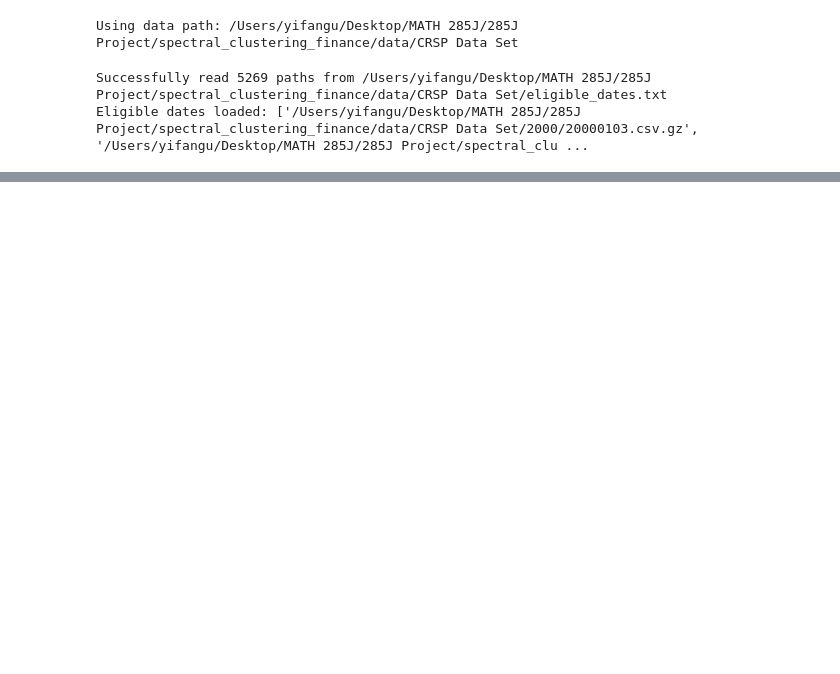
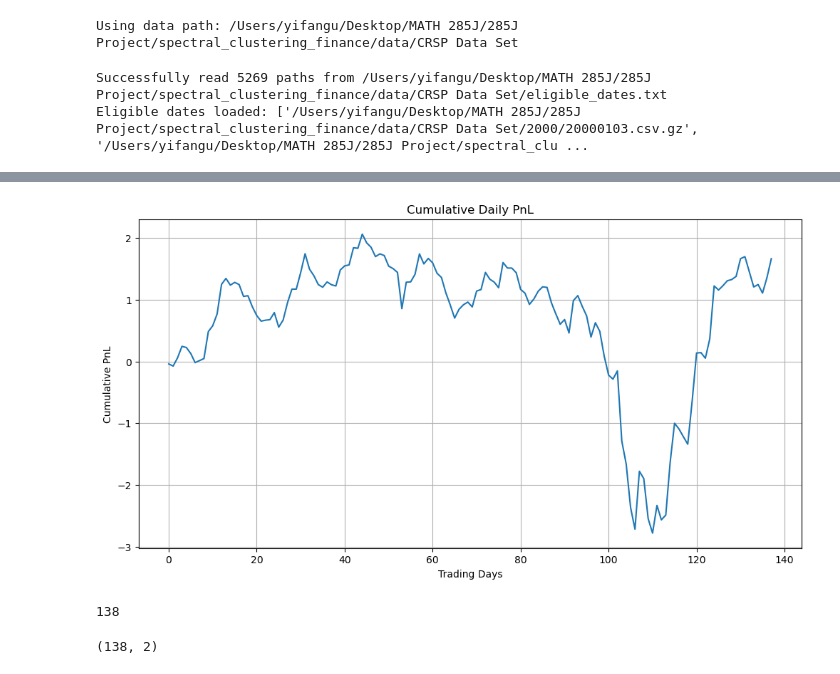
Before and after one commit to khangnguyen275/spectral_clustering_finance, a Jupyter notebook: yifan.ipynb, the cells around one changed output, grey strips where cells are left out. Cells and saved outputs as stored; diff of their text form; code cells hidden in the pictures; blank space fills up the shorter version.

```diff
--- a/yifan.ipynb
+++ b/yifan.ipynb
@@ -31,3 +33,22 @@ print(f"Eligible dates loaded: {eligible_dates}")
 # %% [output]
 Successfully read 5269 paths from /Users/yifangu/Desktop/MATH 285J/285J Project/spectral_clustering_finance/data/CRSP Data Set/eligible_dates.txt
 Eligible dates loaded: ['/Users/yifangu/Desktop/MATH 285J/285J Project/spectral_clustering_finance/data/CRSP Data Set/2000/20000103.csv.gz', '/Users/yifangu/Desktop/MATH 285J/285J Project/spectral_clu ...
+# %%
+def winsorize(data, lower_pct=0.01, upper_pct=0.99):
+    """
+    Winsorize a list or array of numbers by replacing values below the lower
+    percentile and above the upper percentile with the respective percentile values.
+
+    Parameters:
+        data (list or np.ndarray): The input numeric data.
+        lower_pct (float): Lower percentile threshold (e.g., 0.05 for 5%).
+        upper_pct (float): Upper percentile threshold (e.g., 0.95 for 95%).
+
+    Returns:
+        np.ndarray: Winsorized version of the input data.
+    """
+    data = np.asarray(data)
+    lower_bound = np.percentile(data, lower_pct * 100)
+    upper_bound = np.percentile(data, upper_pct * 100)
+
+    return np.clip(data, lower_bound, upper_bound)
@@ -33,0 +179,11 @@ Eligible dates loaded: ['/Users/yifangu/Desktop/MATH 285J/285J Project/spectral_
+# %%
+import time
+
+start_time = time.time()
+daily_PnL = execute_trading_strategy(win_threshold=0.1,
+                                     lookback_window=60,
+                                     lookforward_window=3,
+                                     w=8,
+                                     eligible_dates=eligible_dates)
+end_time = time.time()
+print(f"Execution time: {end_time - start_time:.2f} seconds")
@@ -33,0 +208,13 @@ Eligible dates loaded: ['/Users/yifangu/Desktop/MATH 285J/285J Project/spectral_
+# %%
+import matplotlib.pyplot as plt
+cumulative_pnl = np.cumsum(daily_PnL)
+
+plt.figure(figsize=(12, 6))
+plt.plot(cumulative_pnl)
+plt.title('Cumulative Daily PnL')
+plt.xlabel('Trading Days')
+plt.ylabel('Cumulative PnL')
+plt.grid(True)
+plt.show()
+# %% [output]
+[figure, added]
@@ -33,0 +227,4 @@ Eligible dates loaded: ['/Users/yifangu/Desktop/MATH 285J/285J Project/spectral_
+# %%
+print(len(daily_PnL))
+# %% [output]
+138
@@ -33,0 +236,4 @@ Eligible dates loaded: ['/Users/yifangu/Desktop/MATH 285J/285J Project/spectral_
+# %%
+print(market_curr.shape)
+# %% [output]
+(138, 2)
```
Also changed, not shown: parts of 7 cells of this notebook.
